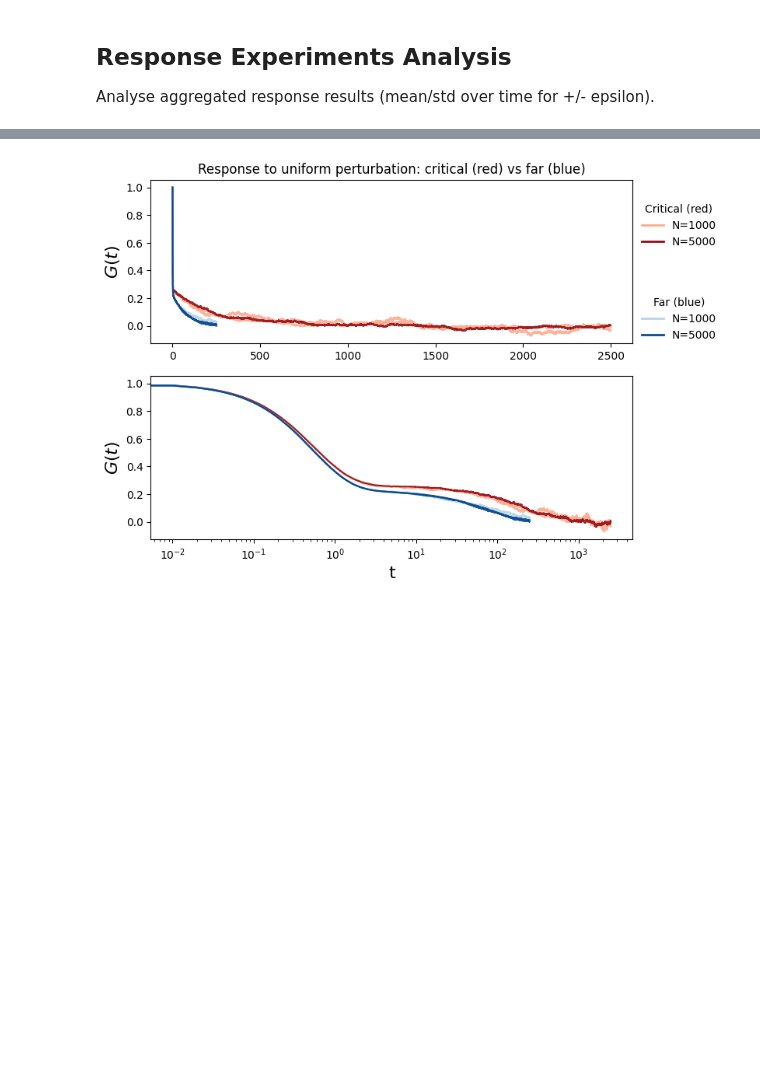
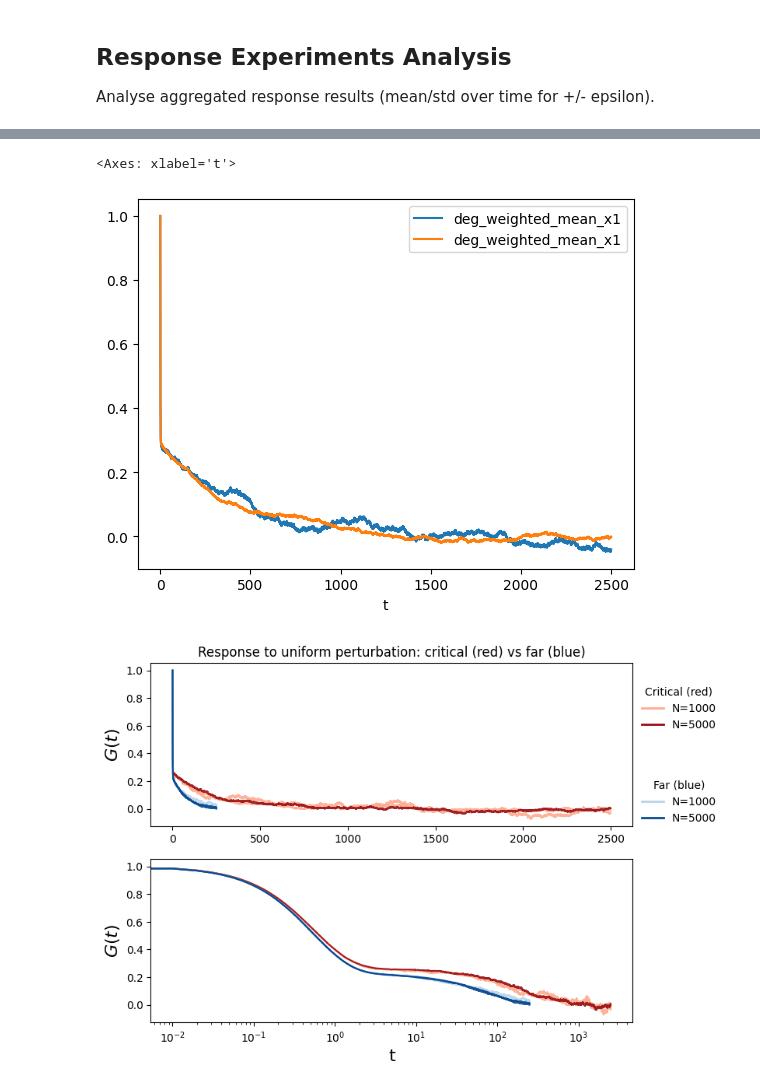
Before and after one commit to niccozagli/Dynamical_Systems_Networks, a Jupyter notebook: notebooks/prototyping/prototyping_data_analysis.ipynb, the cells around one changed output, grey strips where cells are left out. Drawn from its saved outputs; the diff is of its cells as text; code cells hidden in the pictures; blank space fills up the shorter version.

```diff
--- a/notebooks/prototyping/prototyping_data_analysis.ipynb
+++ b/notebooks/prototyping/prototyping_data_analysis.ipynb
@@ -323,3 +348,10 @@ df_quad['t'] = df_plus["t"]
+# %%
+fig, ax = plt.subplots()
+df_response.plot(x="t",y="deg_weighted_mean_x1",ax=ax)
+df_response1.plot(x="t",y="deg_weighted_mean_x1",ax=ax)
+# %% [output]
+<Axes: xlabel='t'>
+[figure, added]
 # %%
 # Plot response linearity across eps for each N (critical in red, far in blue)
 repo_root = find_repo_root()
```
Also changed, not shown: parts of 3 cells of this notebook, 1 other file.
